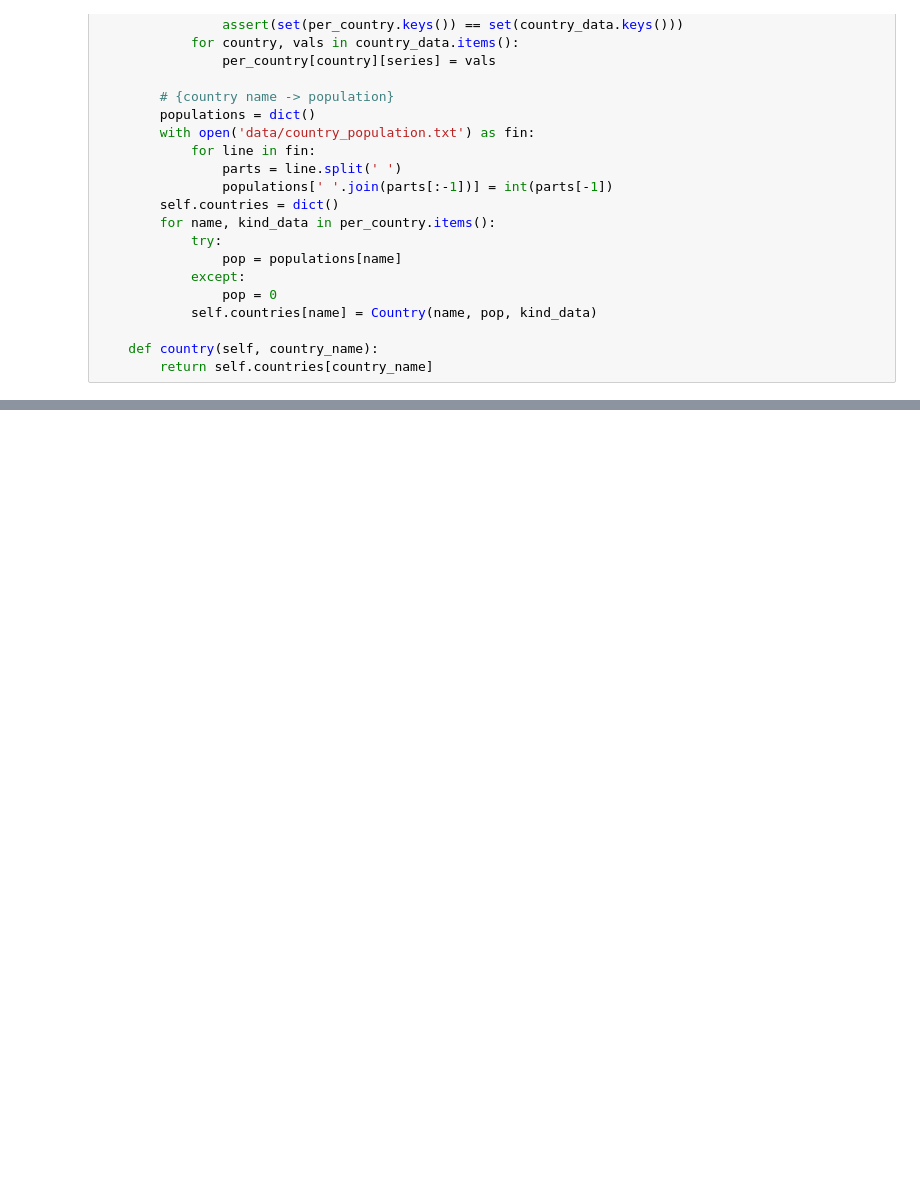
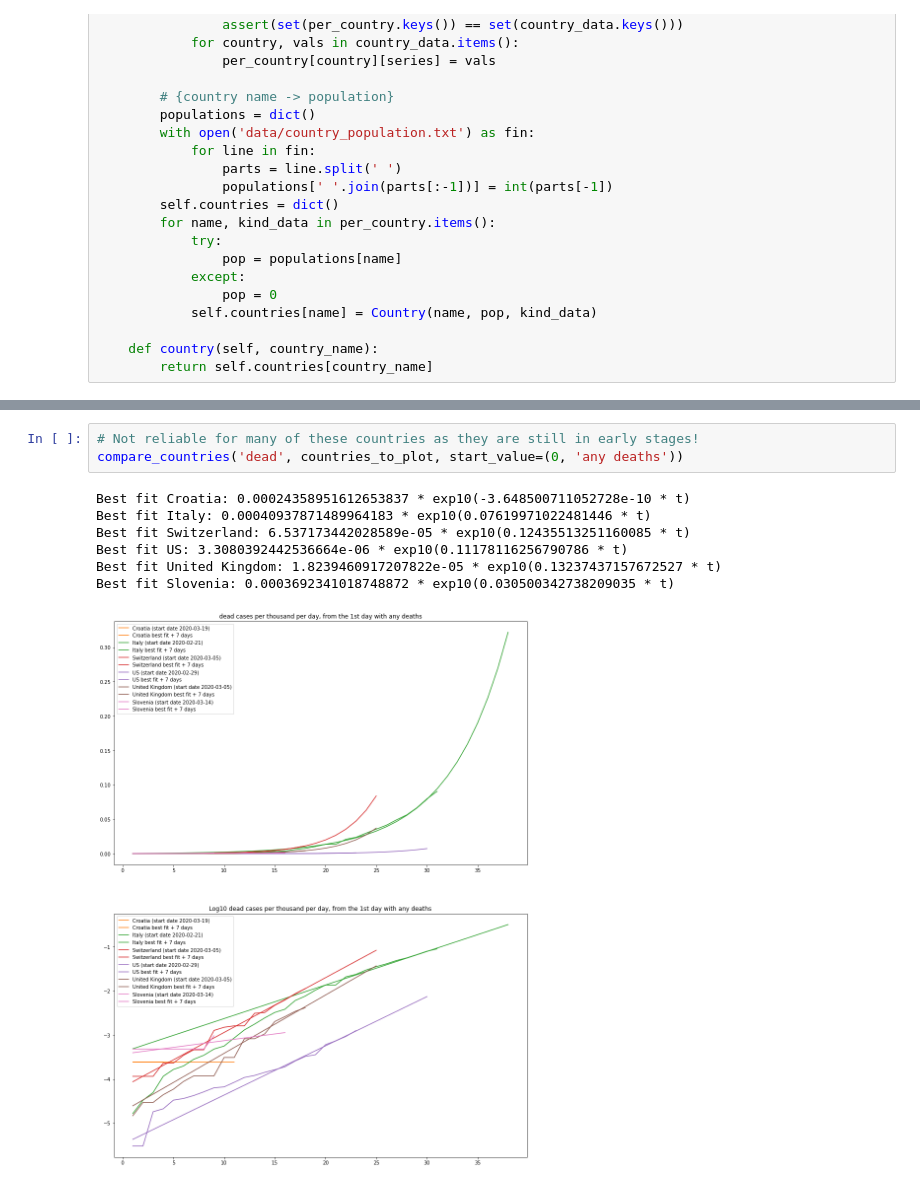
Before and after one commit to ibudiselic/covid, a Jupyter notebook: analyze.ipynb, the cells around one changed output, grey strips where cells are left out. Cells and saved outputs as stored; diff of their text form; blank space fills up the shorter version.

```diff
--- a/analyze.ipynb
+++ b/analyze.ipynb
@@ -207,0 +214,11 @@ Best fit Switzerland: 0.0021672506023745625 * exp10(0.09780236494752122 * t)
+# %%
+# Not reliable for many of these countries as they are still in early stages!
+compare_countries('dead', countries_to_plot, start_value=(0, 'any deaths'))
+# %% [output]
+Best fit Croatia: 0.00024358951612653837 * exp10(-3.648500711052728e-10 * t)
+Best fit Italy: 0.00040937871489964183 * exp10(0.07619971022481446 * t)
+Best fit Switzerland: 6.537173442028589e-05 * exp10(0.12435513251160085 * t)
+Best fit US: 3.3080392442536664e-06 * exp10(0.11178116256790786 * t)
+Best fit United Kingdom: 1.8239460917207822e-05 * exp10(0.13237437157672527 * t)
+Best fit Slovenia: 0.0003692341018748872 * exp10(0.030500342738209035 * t)
+[figure, added]
```
Also changed, not shown: parts of 3 cells of this notebook, 3 other files.
